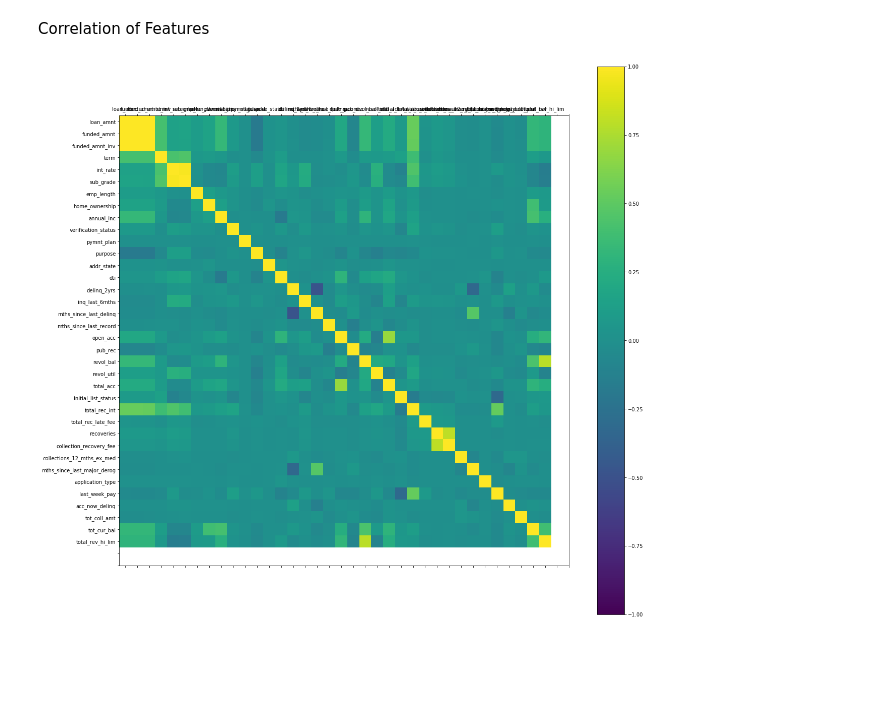
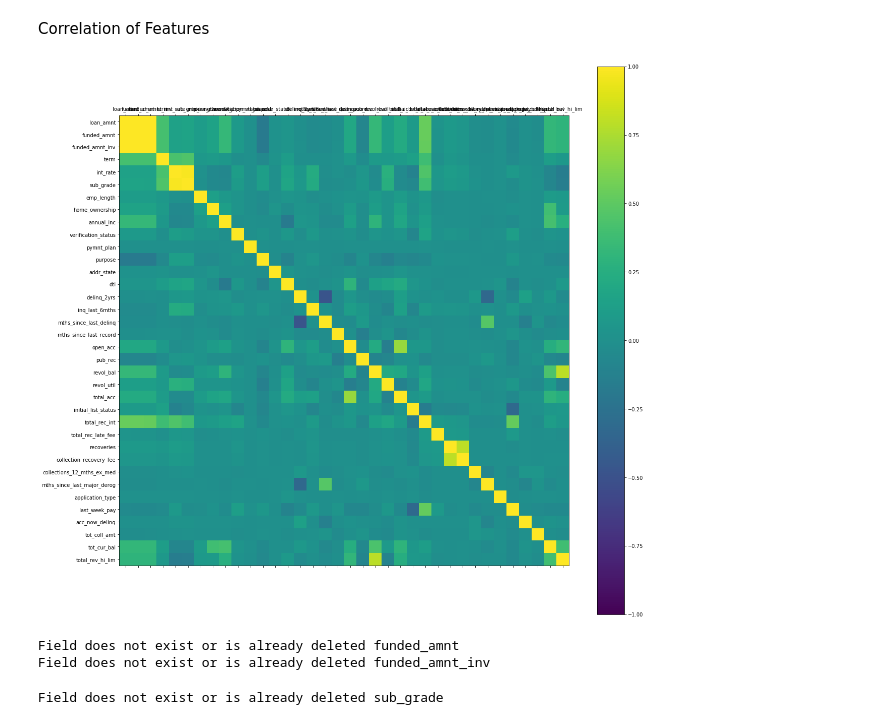
Before and after one commit to surajpaib/Hacker-Earth-Challenge-Loan-Defaulters, a Jupyter notebook: hackerearthchallenge/clean_dataset.ipynb, the cells around one changed output. Drawn from its saved outputs; the diff is of its cells as text; code cells hidden in the pictures; blank space fills up the shorter version.

```diff
--- a/hackerearthchallenge/clean_dataset.ipynb
+++ b/hackerearthchallenge/clean_dataset.ipynb
@@ -58,7 +58,7 @@ The total number of features is 45
 Numerical Mappings for non-numeric features
 # %%
 dataframe['addr_state'] = [convert_states(state) for state in dataframe['addr_state'] ]
-dataframe_expt['addr_state'] = pd.to_numeric(dataframe_expt['addr_state'], errors = 'coerce')
+dataframe['addr_state'] = pd.to_numeric(dataframe['addr_state'], errors = 'coerce')
 dataframe_expt = transform_columns(dataframe)
 # %%
 dataframe_expt['term'] = pd.to_numeric(dataframe_expt['term'].replace(to_replace="months", value='', regex = True))
@@ -132,19 +141,22 @@ dataframe_expt.head(10)
 # %% [markdown]
 Correlation of Features
 # %%
-correlations = dataframe_expt.corr()
-names = dataframe_expt.columns
-fig = plt.figure(figsize=(20,20))
-ax = fig.add_subplot(111)
-cax = ax.matshow(correlations, vmin=-1, vmax=1)
-fig.colorbar(cax)
-ticks = numpy.arange(0,38,1)
-ax.set_xticks(ticks)
-ax.set_yticks(ticks)
-ax.set_xticklabels(names)
-ax.set_yticklabels(names)
-plt.show()
+def plot_dataframe(dataframe):
+    correlations = dataframe_expt.corr()
+    names = dataframe_expt.columns
+    fig = plt.figure(figsize=(20,20))
+    ax = fig.add_subplot(111)
+    cax = ax.matshow(correlations, vmin=-1, vmax=1)
+    fig.colorbar(cax)
+    ticks = numpy.arange(0,len(names),1)
+    ax.set_xticks(ticks)
+    ax.set_yticks(ticks)
+    ax.set_xticklabels(names)
+    ax.set_yticklabels(names)
+    plt.show()
-# %% [output]
-[figure, removed]
+# %%
+plot_dataframe(dataframe_expt)
+# %% [output]
+[figure, added]
 # %%
 dataframe_expt['invested_percent'] = dataframe_expt['funded_amnt_inv'] / dataframe_expt['funded_amnt']
@@ -152,0 +169,9 @@ dataframe_expt['loan_amnt_percent'] = dataframe_expt['loan_amnt'] / dataframe_ex
+# %%
+dataframe_expt = remove_redundant_fields(dataframe_expt, 'funded_amnt', 'funded_amnt_inv')
+# %% [output]
+Field does not exist or is already deleted funded_amnt
+Field does not exist or is already deleted funded_amnt_inv
+# %%
+dataframe_expt = remove_redundant_fields(dataframe_expt, 'sub_grade')
+# %% [output]
+Field does not exist or is already deleted sub_grade
```
Also changed, not shown: parts of 7 cells of this notebook, 2 other files.
